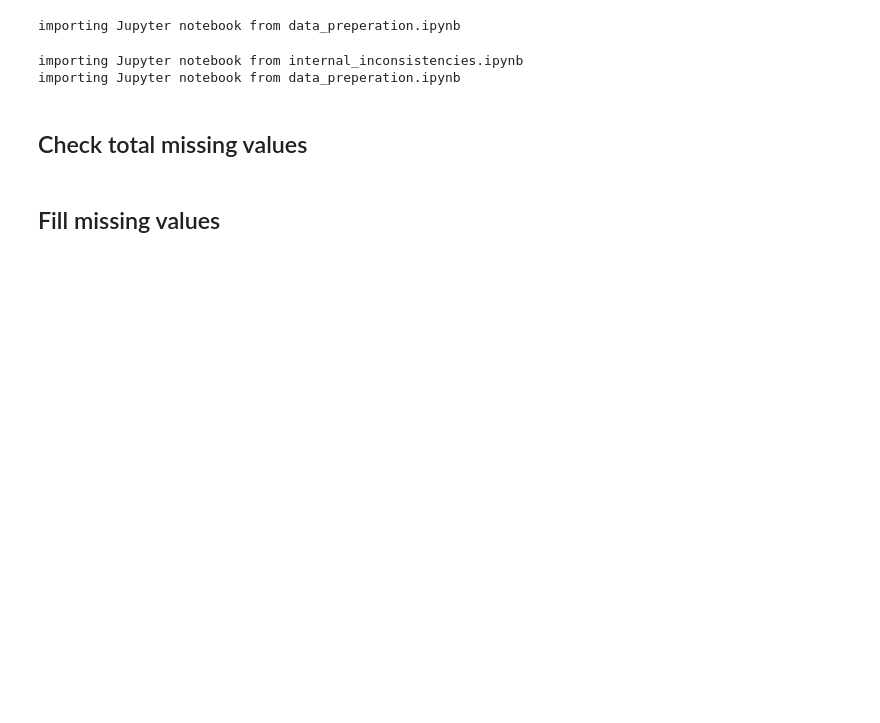
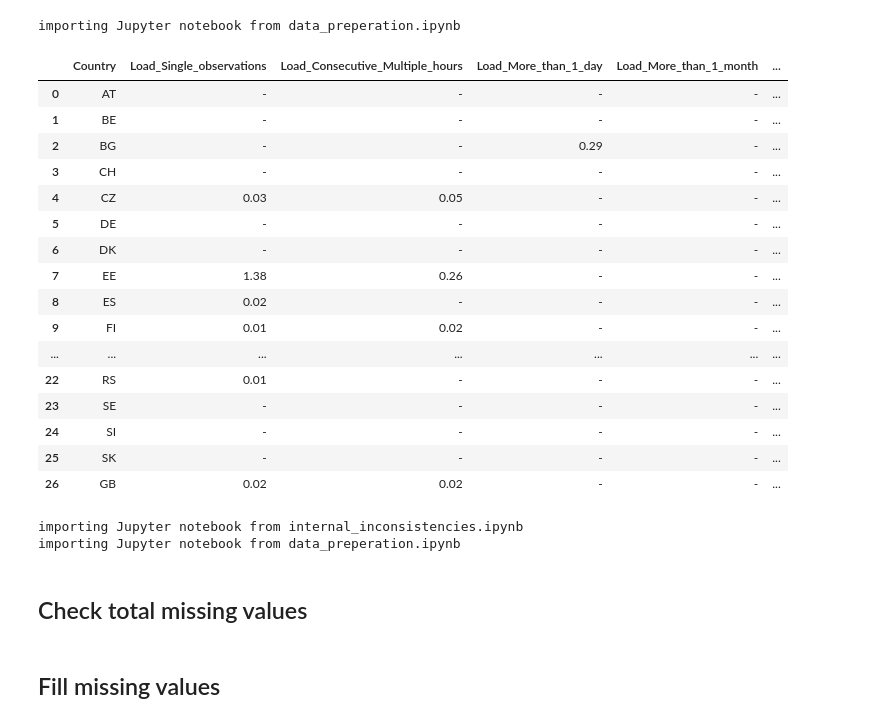
Before and after one commit to lovinduw/Consolidation, a Jupyter notebook: Scripts/temp.ipynb, the cells around one changed output. Drawn from its saved outputs; the diff is of its cells as text; code cells hidden in the pictures; blank space fills up the shorter version.

```diff
--- a/Scripts/temp.ipynb
+++ b/Scripts/temp.ipynb
@@ -11,3 +11,23 @@ from sklearn.metrics import mean_squared_error
 from sklearn.model_selection import train_test_split
 # %% [output]
 importing Jupyter notebook from data_preperation.ipynb
+# %%
+csvs = glob.glob("../Data Sources/ENTSO-E/2018/Transmission/*.csv")
+rows = []
+transmission_data = pd.DataFrame()
+for csv in csvs:
+
+    temp, divider_transmission = dp.omit_dst(pd.read_csv(csv))
+    rows.append([f'{csv[42:44]} - > {csv[45:47]}',
+                 temp.iloc[:, 2].isnull().sum()])
+    rows.append([f'{csv[45:47]} - > {csv[42:44]}',
+                 temp.iloc[:, 1].isnull().sum()])
+
+    transmission_data[f'{csv[42:44]} - > {csv[45:47]}'] = pd.to_numeric(
+        temp.iloc[:, 2], errors='coerce')/divider_transmission
+    transmission_data[f'{csv[45:47]} - > {csv[42:44]}'] = pd.to_numeric(
+        temp.iloc[:, 1], errors='coerce')/divider_transmission
+# countries = {'Austria': 'AT', 'Belgium': 'BE',  'Bulgaria': 'BG', 'Switzerland': 'CH', 'Czech Republic': 'CZ',  'Germany': 'DE', 'Denmark': 'DK', 'Estonia': 'EE', 'Spain': 'ES', 'Finland': 'FI', 'France': 'FR',  'Greece': 'GR', 'Hungary': 'HU',
+#              'Ireland': 'IE', 'Italy': 'IT', 'Lithuania': 'LT', 'Latvia': 'LV', 'Montenegro': 'ME', 'Netherlands': 'NL', 'Norway': 'NO', 'Poland': 'PL', 'Portugal': 'PT', 'Serbia': 'RS', 'Sweden': 'SE', 'Slovenia': 'SI', 'Slovakia': 'SK', 'United Kingdom': 'GB'}
+
+# abbr_list = list(countries.values())
@@ -14,3 +95,25 @@ importing Jupyter notebook from data_preperation.ipynb
+# %%
+# df=pd.DataFrame(countries.values(),columns=['abbr'])
+# df.to_csv('temp1.csv')
+df
+# %% [output]
+|  | Country | Load_Single_observations | Load_Consecutive_Multiple_hours | Load_More_than_1_day | Load_More_than_1_month | ... |
+| 0 | AT | - | - | - | - | ... |
+| 1 | BE | - | - | - | - | ... |
+| 2 | BG | - | - | 0.29 | - | ... |
+| 3 | CH | - | - | - | - | ... |
+| 4 | CZ | 0.03 | 0.05 | - | - | ... |
+| 5 | DE | - | - | - | - | ... |
+| 6 | DK | - | - | - | - | ... |
+| 7 | EE | 1.38 | 0.26 | - | - | ... |
+| 8 | ES | 0.02 | - | - | - | ... |
+| 9 | FI | 0.01 | 0.02 | - | - | ... |
+| ... | ... | ... | ... | ... | ... | ... |
+| 22 | RS | 0.01 | - | - | - | ... |
+| 23 | SE | - | - | - | - | ... |
+| 24 | SI | - | - | - | - | ... |
+| 25 | SK | - | - | - | - | ... |
+| 26 | GB | 0.02 | 0.02 | - | - | ... |
 # %%
 countries={ 'Austria': 'AT', 'Belgium': 'BE',  'Bulgaria': 'BG', 'Switzerland': 'CH', 'Czech Republic': 'CZ',  'Germany': 'DE', 'Denmark': 'DK', 'Estonia': 'EE', 'Spain': 'ES', 'Finland': 'FI', 'France': 'FR',  'Greece': 'GR', 'Hungary': 'HU', 'Ireland': 'IE', 'Italy': 'IT', 'Lithuania': 'LT', 'Latvia': 'LV', 'Montenegro': 'ME','Netherlands': 'NL', 'Norway': 'NO', 'Poland': 'PL', 'Portugal': 'PT', 'Serbia': 'RS', 'Sweden': 'SE', 'Slovenia': 'SI', 'Slovakia': 'SK', 'United Kingdom': 'GB'}
 
```
Also changed, not shown: parts of 1 cell of this notebook, 6 other files.
